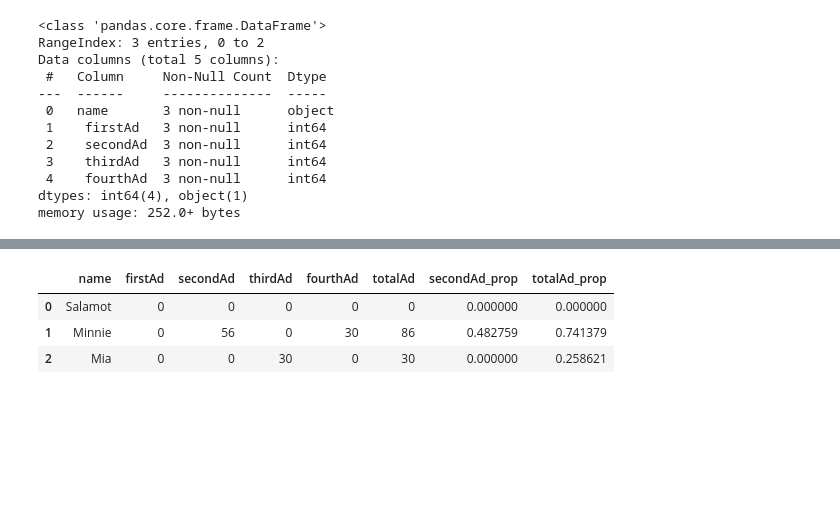
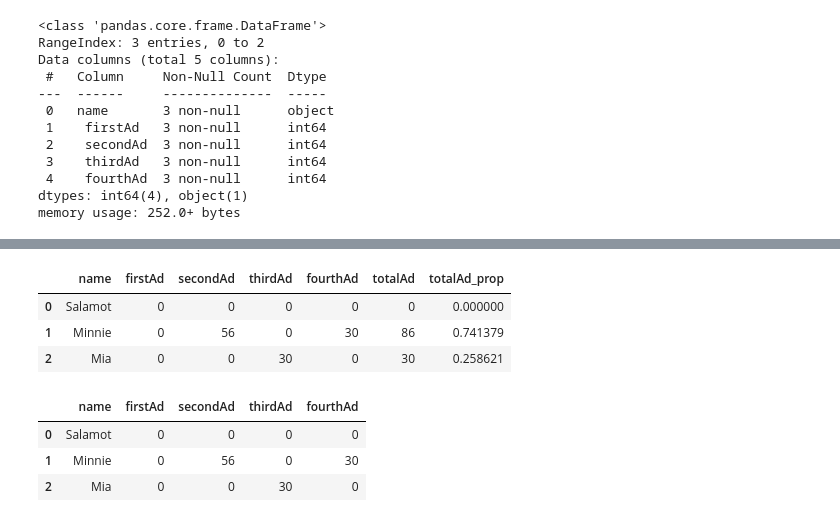
Before and after one commit to masorol/CGS4321Project, a Jupyter notebook: start.ipynb, the cells around one changed output, grey strips where cells are left out. Drawn from its saved outputs; the diff is of its cells as text; code cells hidden in the pictures; blank space fills up the shorter version.

```diff
--- a/start.ipynb
+++ b/start.ipynb
@@ -54,8 +50,20 @@ data.head()
 # %%
 data["totalAd_prop"] = data["totalAd"] / data["totalAd"].aggregate("sum", axis=0)
-data = data.drop(["secondAd_prop"])
+data
+# data = data.drop(["secondAd_prop"])
 # %% [output]
-|  | name | firstAd | secondAd | thirdAd | fourthAd | totalAd | secondAd_prop | totalAd_prop |
-| 0 | Salamot | 0 | 0 | 0 | 0 | 0 | 0.000000 | 0.000000 |
-| 1 | Minnie | 0 | 56 | 0 | 30 | 86 | 0.482759 | 0.741379 |
-| 2 | Mia | 0 | 0 | 30 | 0 | 30 | 0.000000 | 0.258621 |
+|  | name | firstAd | secondAd | thirdAd | fourthAd | totalAd | totalAd_prop |
+| 0 | Salamot | 0 | 0 | 0 | 0 | 0 | 0.000000 |
+| 1 | Minnie | 0 | 56 | 0 | 30 | 86 | 0.741379 |
+| 2 | Mia | 0 | 0 | 30 | 0 | 30 | 0.258621 |
+# %%
+data_sub = data.iloc[:, 0:5]
+# data_sub.index.name =
+# data.plot(kind = 'bar', x="name", y='')
+# data_sub.index = data['name']
+data_sub
+# %% [output]
+|  | name | firstAd | secondAd | thirdAd | fourthAd |
+| 0 | Salamot | 0 | 0 | 0 | 0 |
+| 1 | Minnie | 0 | 56 | 0 | 30 |
+| 2 | Mia | 0 | 0 | 30 | 0 |
```
Also changed, not shown: parts of 7 cells of this notebook.
